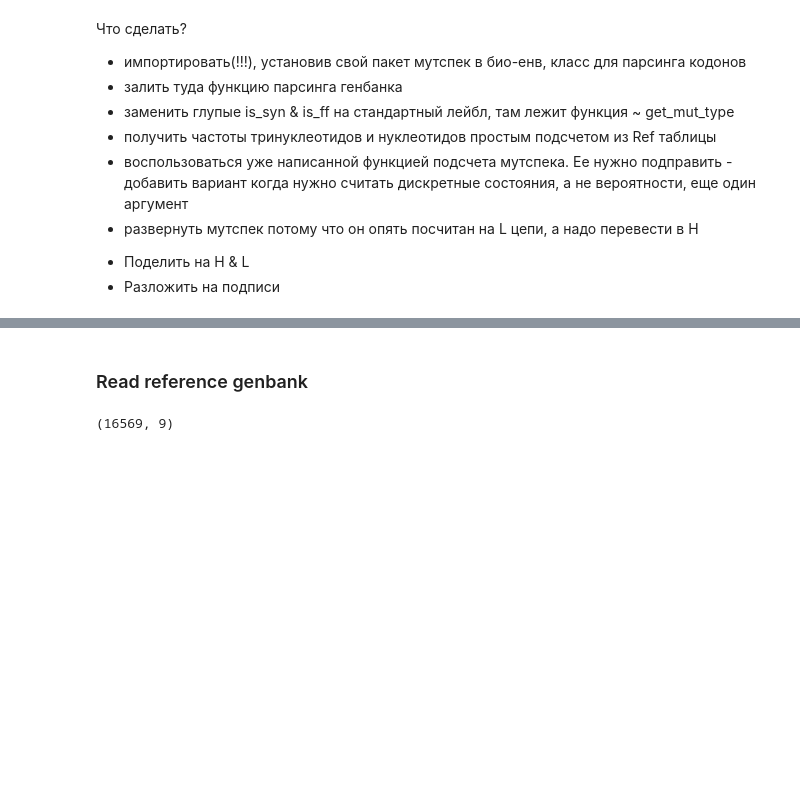
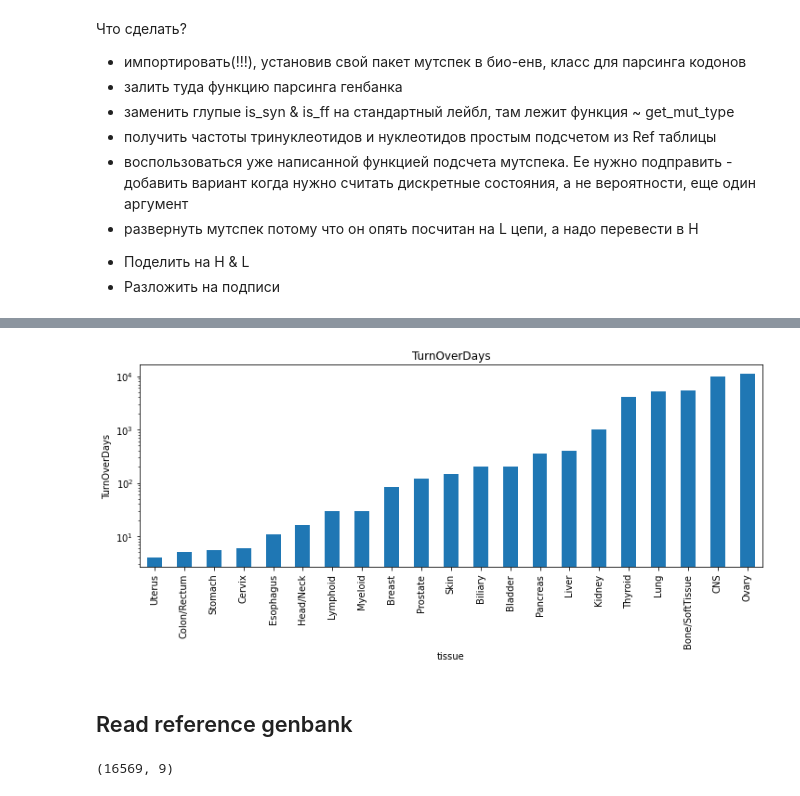
Before and after one commit to mitoclub/Signatures, a Jupyter notebook: notebooks/cancer_calc_ms.ipynb, the cells around one changed output, grey strips where cells are left out. Drawn from its saved outputs; the diff is of its cells as text; code cells hidden in the pictures; blank space fills up the shorter version.

```diff
--- a/notebooks/cancer_calc_ms.ipynb
+++ b/notebooks/cancer_calc_ms.ipynb
@@ -54,5 +106,14 @@ Name: is_nonsense, dtype: int64
+# %%
+plt.figure(figsize=(12, 4))
+plt.title("TurnOverDays")
+plt.ylabel("TurnOverDays")
+Turn.set_index("tissue").TurnOverDays.plot.bar()
+plt.yscale("log")
+plt.show()
+# %% [output]
+[figure, added]
 # %% [markdown]
-### Read reference genbank
+## Read reference genbank
 # %%
 path_to_gb = "../data/external/NC_012920.1.gb"
 Ref = read_genbank_ref(path_to_gb)
```
Also changed, not shown: parts of 24 cells of this notebook, 3 other files.
